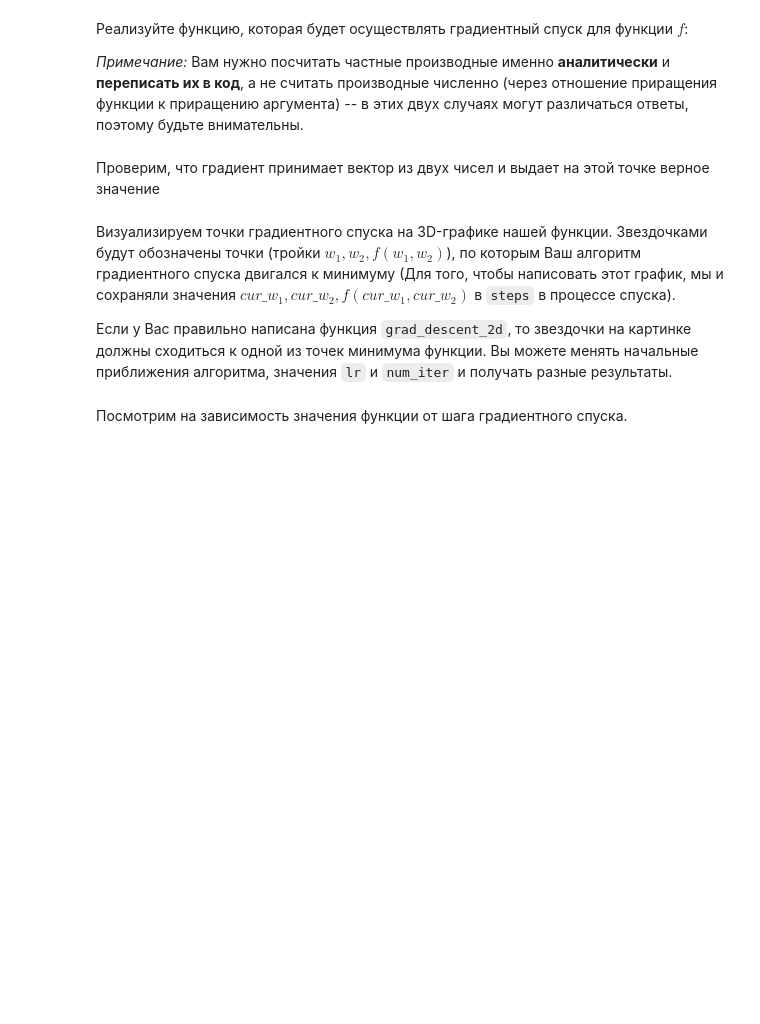
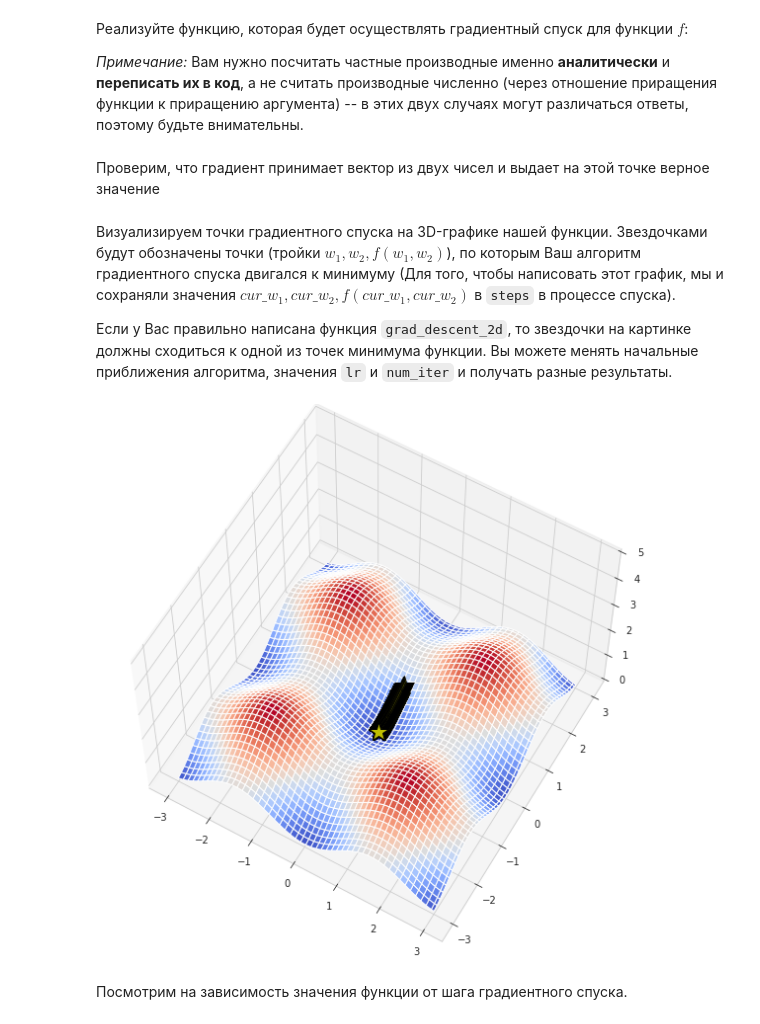
Before and after one commit to Freddsle/BI_ML_2021, a Jupyter notebook: l2_linmodels_GD/code/Linear_models.ipynb, the cells around one changed output. Cells and saved outputs as stored; diff of their text form; code cells hidden in the pictures; blank space fills up the shorter version.

```diff
--- a/l2_linmodels_GD/code/Linear_models.ipynb
+++ b/l2_linmodels_GD/code/Linear_models.ipynb
@@ -83,7 +83,7 @@ def grad_f(w):
         :param w: np.array[2]: float вектор из 2-х элементов
         :return: np.array[2]: float вектор из 2-х элементов
     """
-    return np.array([np.sin(2*a[0]), np.sin(2*a[1])])
+    return np.sin(2*w)
 # %% [markdown]
 Проверим, что градиент принимает вектор из двух чисел и выдает на этой точке верное значение
 # %%
@@ -112,7 +112,7 @@ def grad_descent_2d(f, grad_f, lr, num_iter=100, x0=None):
         entry = np.hstack((curr_w, f(curr_w)))
         history.append(entry)
 
-        curr_w -= #  YOUR CODE. Не забудьте про lr!
+        curr_w -= lr * grad_f(curr_w)
 
     return np.vstack(history)
 # %% [markdown]
@@ -126,7 +126,8 @@ def gradient_desc_vis(f, grad_f, lr=0.1, num_iter=20):
     X, Y = np.meshgrid(np.linspace(-3, 3, 100), np.linspace(-3, 3, 100))
 
     fig = plt.figure(figsize=(16, 10))
-    ax = fig.gca(projection="3d")
+    #ax = fig.gca(projection="3d")
+    ax = plt.axes(projection="3d")
 
     zs = np.array([f(np.array([x,y]))
                   for x, y in zip(np.ravel(X), np.ravel(Y))])
@@ -145,7 +146,9 @@ def gradient_desc_vis(f, grad_f, lr=0.1, num_iter=20):
 
     return steps
 # %%
-steps = gradient_desc_vis(f, grad_f)
+steps = gradient_desc_vis(f, grad_f, lr=0.01, num_iter=1000)
+# %% [output]
+[figure, added]
 # %% [markdown]
 Посмотрим на зависимость значения функции от шага градиентного спуска.
 # %%
```
Also changed, not shown: parts of 1 cell of this notebook.
